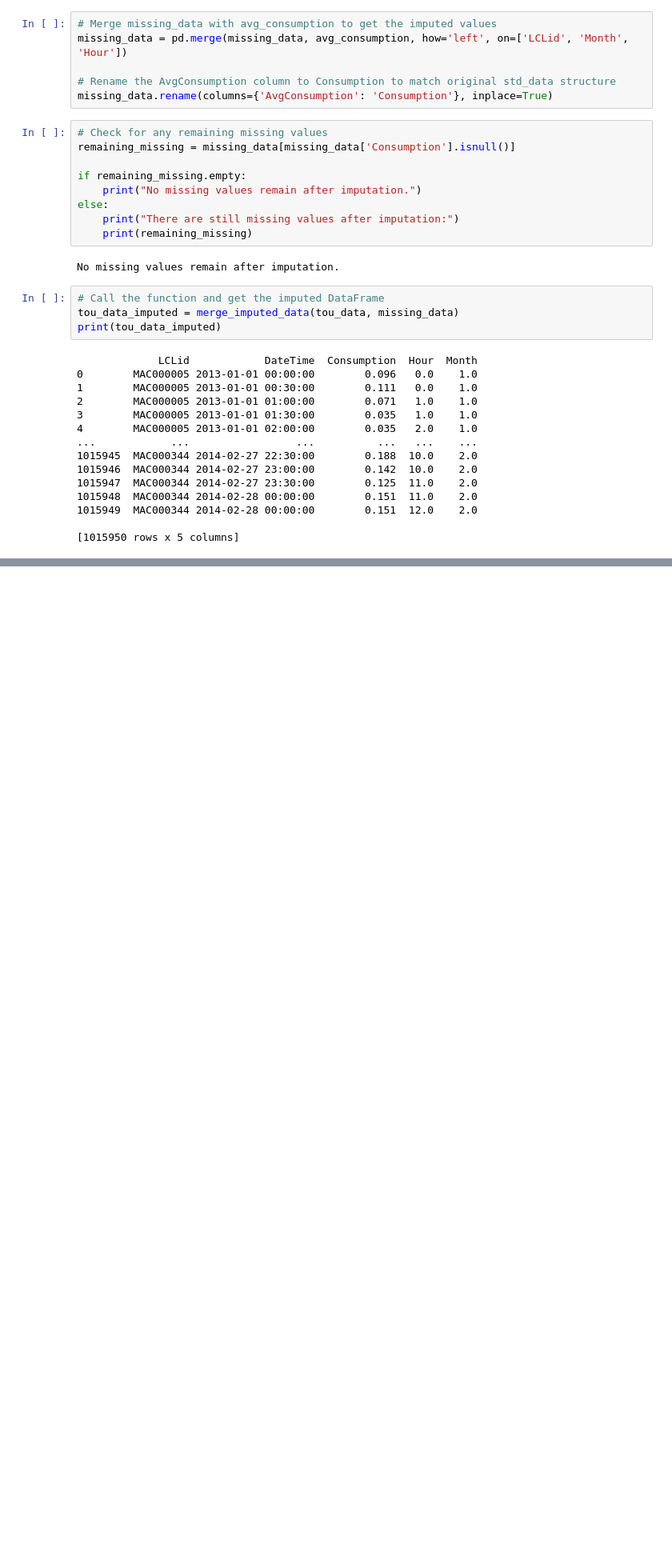
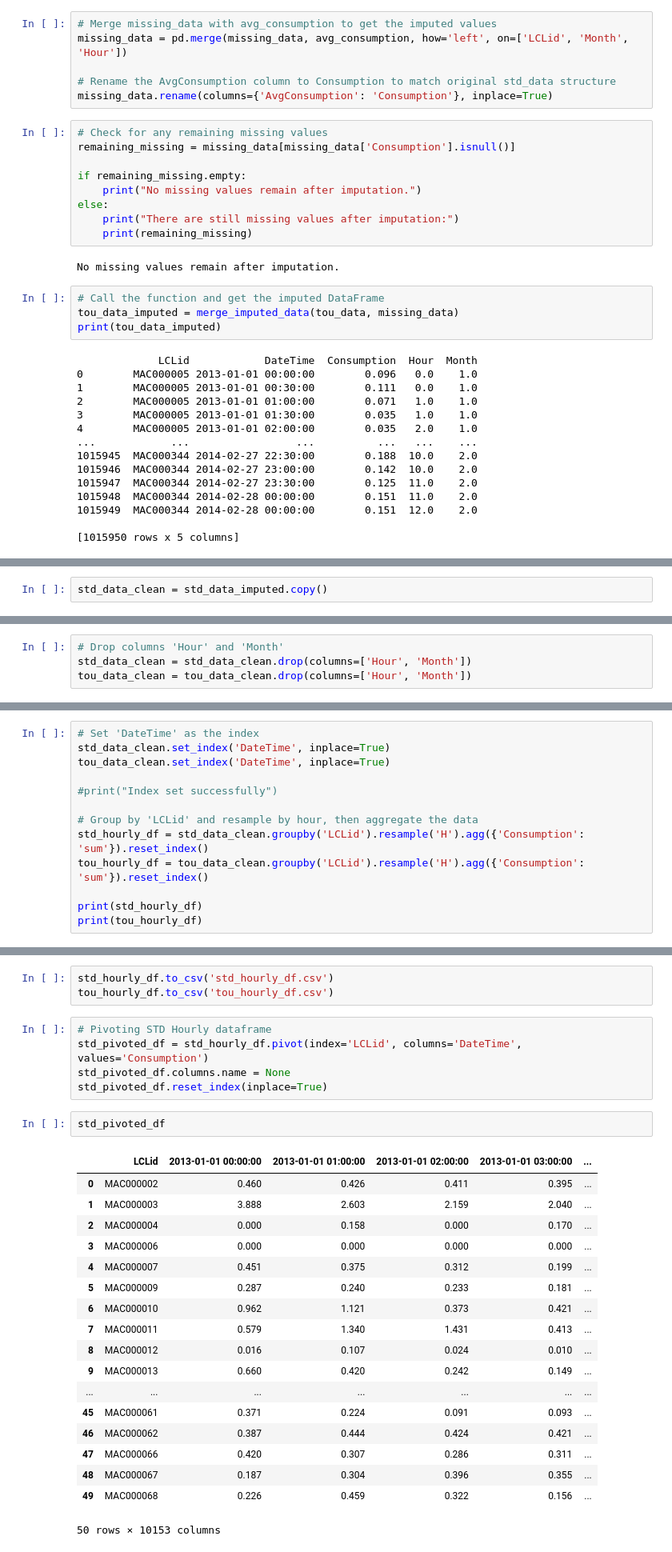
Before and after one commit to NirmalMJohn/DataScience_Project, a Jupyter notebook: Main_Forecasting.ipynb, the cells around one changed output, grey strips where cells are left out. Shown at 80% size. Cells and saved outputs as stored; diff of their text form; blank space fills up the shorter version.

```diff
--- a/Main_Forecasting.ipynb
+++ b/Main_Forecasting.ipynb
@@ -438,0 +720,2 @@ print(tou_data_imputed)
+# %%
+std_data_clean = std_data_imputed.copy()
@@ -438,0 +728,4 @@ print(tou_data_imputed)
+# %%
+# Drop columns 'Hour' and 'Month'
+std_data_clean = std_data_clean.drop(columns=['Hour', 'Month'])
+tou_data_clean = tou_data_clean.drop(columns=['Hour', 'Month'])
@@ -438,0 +756,13 @@ print(tou_data_imputed)
+# %%
+# Set 'DateTime' as the index
+std_data_clean.set_index('DateTime', inplace=True)
+tou_data_clean.set_index('DateTime', inplace=True)
+
+#print("Index set successfully")
+
+# Group by 'LCLid' and resample by hour, then aggregate the data
+std_hourly_df = std_data_clean.groupby('LCLid').resample('H').agg({'Consumption': 'sum'}).reset_index()
+tou_hourly_df = tou_data_clean.groupby('LCLid').resample('H').agg({'Consumption': 'sum'}).reset_index()
+
+print(std_hourly_df)
+print(tou_hourly_df)
@@ -438,0 +787,29 @@ print(tou_data_imputed)
+# %%
+std_hourly_df.to_csv('std_hourly_df.csv')
+tou_hourly_df.to_csv('tou_hourly_df.csv')
+# %%
+# Pivoting STD Hourly dataframe
+std_pivoted_df = std_hourly_df.pivot(index='LCLid', columns='DateTime', values='Consumption')
+std_pivoted_df.columns.name = None
+std_pivoted_df.reset_index(inplace=True)
+# %%
+std_pivoted_df
+# %% [output]
+|  | LCLid | 2013-01-01 00:00:00 | 2013-01-01 01:00:00 | 2013-01-01 02:00:00 | 2013-01-01 03:00:00 | ... |
+| 0 | MAC000002 | 0.460 | 0.426 | 0.411 | 0.395 | ... |
+| 1 | MAC000003 | 3.888 | 2.603 | 2.159 | 2.040 | ... |
+| 2 | MAC000004 | 0.000 | 0.158 | 0.000 | 0.170 | ... |
+| 3 | MAC000006 | 0.000 | 0.000 | 0.000 | 0.000 | ... |
+| 4 | MAC000007 | 0.451 | 0.375 | 0.312 | 0.199 | ... |
+| 5 | MAC000009 | 0.287 | 0.240 | 0.233 | 0.181 | ... |
+| 6 | MAC000010 | 0.962 | 1.121 | 0.373 | 0.421 | ... |
+| 7 | MAC000011 | 0.579 | 1.340 | 1.431 | 0.413 | ... |
+| 8 | MAC000012 | 0.016 | 0.107 | 0.024 | 0.010 | ... |
+| 9 | MAC000013 | 0.660 | 0.420 | 0.242 | 0.149 | ... |
+| ... | ... | ... | ... | ... | ... | ... |
+| 45 | MAC000061 | 0.371 | 0.224 | 0.091 | 0.093 | ... |
+| 46 | MAC000062 | 0.387 | 0.444 | 0.424 | 0.421 | ... |
+| 47 | MAC000066 | 0.420 | 0.307 | 0.286 | 0.311 | ... |
+| 48 | MAC000067 | 0.187 | 0.304 | 0.396 | 0.355 | ... |
+| 49 | MAC000068 | 0.226 | 0.459 | 0.322 | 0.156 | ... |
+50 rows × 10153 columns
```
Also changed, not shown: parts of 46 cells of this notebook.
